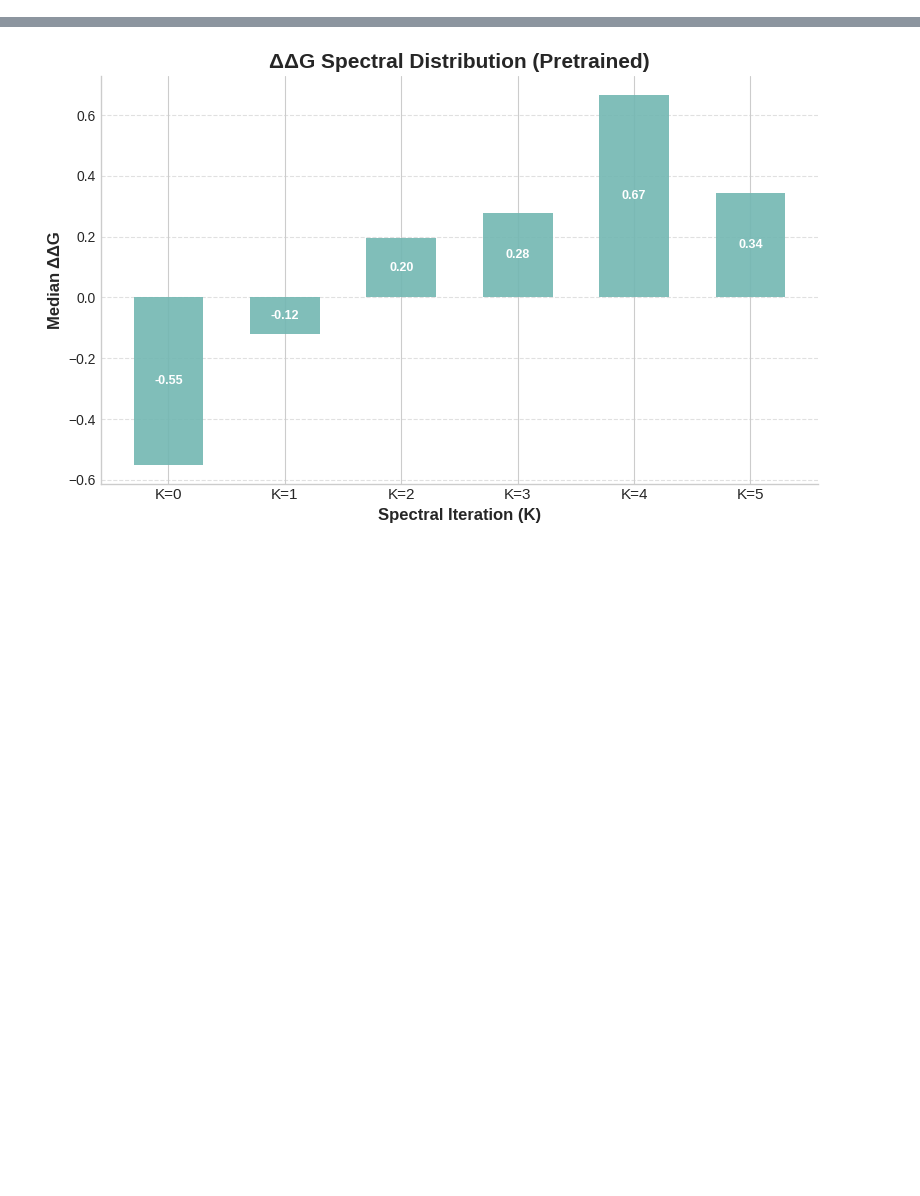
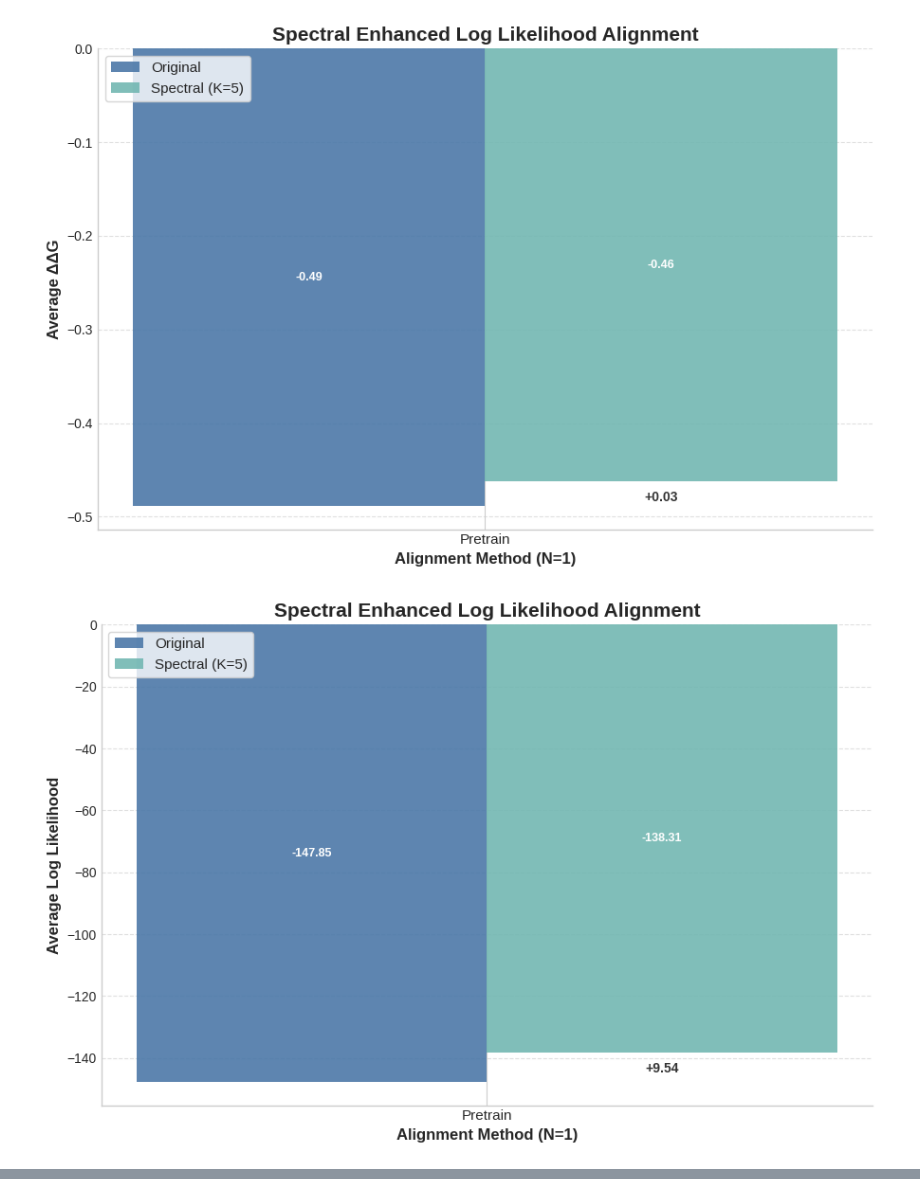
Before and after one commit to shainotshy1/BLISS_Experiments, a Jupyter notebook: DRAKES/analyze_distribution.ipynb, the cells around one changed output, grey strips where cells are left out. Drawn from its saved outputs; the diff is of its cells as text; code cells hidden in the pictures; blank space fills up the shorter version.

```diff
--- a/DRAKES/analyze_distribution.ipynb
+++ b/DRAKES/analyze_distribution.ipynb
@@ -182,26 +174,27 @@ def display_full_comparison(align_param, N, target_protein, summary_func, save_f
     # Assume get_eval_stats is defined elsewhere
     base_dir = "/home/shai/BLISS_Experiments/DRAKES/DRAKES/drakes_protein/fmif/eval_results/test/"
     pretrained_path = base_dir + "pretrained_test.csv"
-    pretrained_spectral_path = base_dir + f"pretrained_test_{align_param_descr[align_param]}_bon_N=1_specfeedback=5.csv"
-    bon_path = base_dir + f"pretrained_test_{align_param_descr[align_param]}_bon_N={N}_specfeedback=0.csv"
-    beam_path = base_dir + f"pretrained_test_{align_param_descr[align_param]}_beam_N={N}_specfeedback=0_W=1_stepsperlevel=1.csv"
-    bon_spectral_path = base_dir + f"pretrained_test_{align_param_descr[align_param]}_bon_N={N}_specfeedback=5.csv"
-    beam_spectral_path = base_dir + f"pretrained_test_{align_param_descr[align_param]}_beam_N={N}_specfeedback=5_W=1_stepsperlevel=1.csv"
+    #pretrained_spectral_path = base_dir + f"pretrained_test_{align_param_descr[align_param]}_bon_N=1_feedbacksteps=5_feedbackmethod=spectral_maxspecorder=10.csv"
+    pretrained_spectral_path = base_dir + "pretrained_test_protgpt_bon_N=1_feedbacksteps=5_feedbackmethod=spectral_maxspecorder=10.csv"
+    # bon_path = base_dir + f"pretrained_test_{align_param_descr[align_param]}_bon_N={N}_specfeedback=0.csv"
+    # beam_path = base_dir + f"pretrained_test_{align_param_descr[align_param]}_beam_N={N}_specfeedback=0_W=1_stepsperlevel=1.csv"
+    # bon_spectral_path = base_dir + f"pretrained_test_{align_param_descr[align_param]}_bon_N={N}_specfeedback=5.csv"
+    # beam_spectral_path = base_dir + f"pretrained_test_{align_param_descr[align_param]}_beam_N={N}_specfeedback=5_W=1_stepsperlevel=1.csv"
 
-    drakes_path = base_dir + "drakes_test.csv"
-    drakes_spectral_path = base_dir + f"drakes_test_{align_param_descr[align_param]}_bon_N=1_specfeedback=5.csv"
-    drakes_bon_path = base_dir + f"drakes_test_{align_param_descr[align_param]}_bon_N={N}_specfeedback=0.csv"
-    drakes_beam_path = base_dir + f"drakes_test_{align_param_descr[align_param]}_beam_N={N}_specfeedback=0_W=1_stepsperlevel=1.csv"
-    drakes_bon_spectral_path = base_dir + f"drakes_test_{align_param_descr[align_param]}_bon_N={N}_specfeedback=5.csv"
-    drakes_beam_spectral_path = base_dir + f"drakes_test_{align_param_descr[align_param]}_beam_N={N}_specfeedback=5_W=1_stepsperlevel=1.csv"
+    # drakes_path = base_dir + "drakes_test.csv"
+    # drakes_spectral_path = base_dir + f"drakes_test_{align_param_descr[align_param]}_bon_N=1_specfeedback=5.csv"
+    # drakes_bon_path = base_dir + f"drakes_test_{align_param_descr[align_param]}_bon_N={N}_specfeedback=0.csv"
+    # drakes_beam_path = base_dir + f"drakes_test_{align_param_descr[align_param]}_beam_N={N}_specfeedback=0_W=1_stepsperlevel=1.csv"
+    # drakes_bon_spectral_path = base_dir + f"drakes_test_{align_param_descr[align_param]}_bon_N={N}_specfeedback=5.csv"
+    # drakes_beam_spectral_path = base_dir + f"drakes_test_{align_param_descr[align_param]}_beam_N={N}_specfeedback=5_W=1_stepsperlevel=1.csv"
 
     datasets = {
         "Pretrain": {"before": pretrained_path, "after": pretrained_spectral_path},
-        "Pretrain-BoN": {"before": bon_path, "after": bon_spectral_path},
-        "Pretrain-Beam": {"before": beam_path, "after": beam_spectral_path},
-        "DRAKES": {"before": drakes_path, "after": drakes_spectral_path},
-        "DRAKES-BoN": {"before": drakes_bon_path, "after": drakes_bon_spectral_path},
-        "DRAKES-Beam": {"before": drakes_beam_path, "after": drakes_beam_spectral_path}
+        # "Pretrain-BoN": {"before": bon_path, "after": bon_spectral_path},
+        # "Pretrain-Beam": {"before": beam_path, "after": beam_spectral_path},
+        # "DRAKES": {"before": drakes_path, "after": drakes_spectral_path},
+        # "DRAKES-BoN": {"before": drakes_bon_path, "after": drakes_bon_spectral_path},
+        # "DRAKES-Beam": {"before": drakes_beam_path, "after": drakes_beam_spectral_path}
     }
 
     base_out_path = f"/home/shai/BLISS_Experiments/DRAKES/figures/N{N}"
@@ -318,3 +311,12 @@ def display_full_comparison(align_param, N, target_protein, summary_func, save_f
     analyze_protein_gen_helper_violin(target_protein, data, labels, colors, 'ddg_eval', y_label='Predicted ΔΔG', legend_pos='right', title=f'Sampling vs DRAKES Alignment {protein_output}ΔΔG Evaluation (N={N}, K=5)', out_path=ddg_outpath)
     analyze_protein_gen_helper_violin(target_protein, data, labels, colors, 'loglikelihood', y_label='Log Likelihood', legend_pos='right', title=f'Sampling vs DRAKES Alignment {protein_output}Log Likelihood Evaluation (N={N}, K=5)', out_path=ll_outpath)
     analyze_protein_gen_helper_violin(target_protein, data, labels, colors, 'scrmsd', y_label='scRMSD', legend_pos='right', title=f'Sampling vs DRAKES Alignment {protein_output}scRMSD Evaluation (N={N}, K=5)', out_path=scrmsd_outpath)
+# %%
+align_param = 'll'
+target_protein = None
+summary_func = np.mean
+
+display_full_comparison(align_param, 1, target_protein, summary_func, save_figs=False)
+# %% [output]
+[figure, added]
+[figure, added]
@@ -388,9 +395,7 @@ def plot_ddg_spectral_iterations(target_protein=None, save_figs=False):
 
     plt.show()
 
-plot_ddg_spectral_iterations(target_protein=None)
+plot_ddg_spectral_iterations(target_protein='1F0M')
-# %% [output]
-[figure, removed]
 # %%
 import matplotlib.pyplot as plt
 import numpy as np
```
Also changed, not shown: parts of 6 cells of this notebook, 1 other file.
